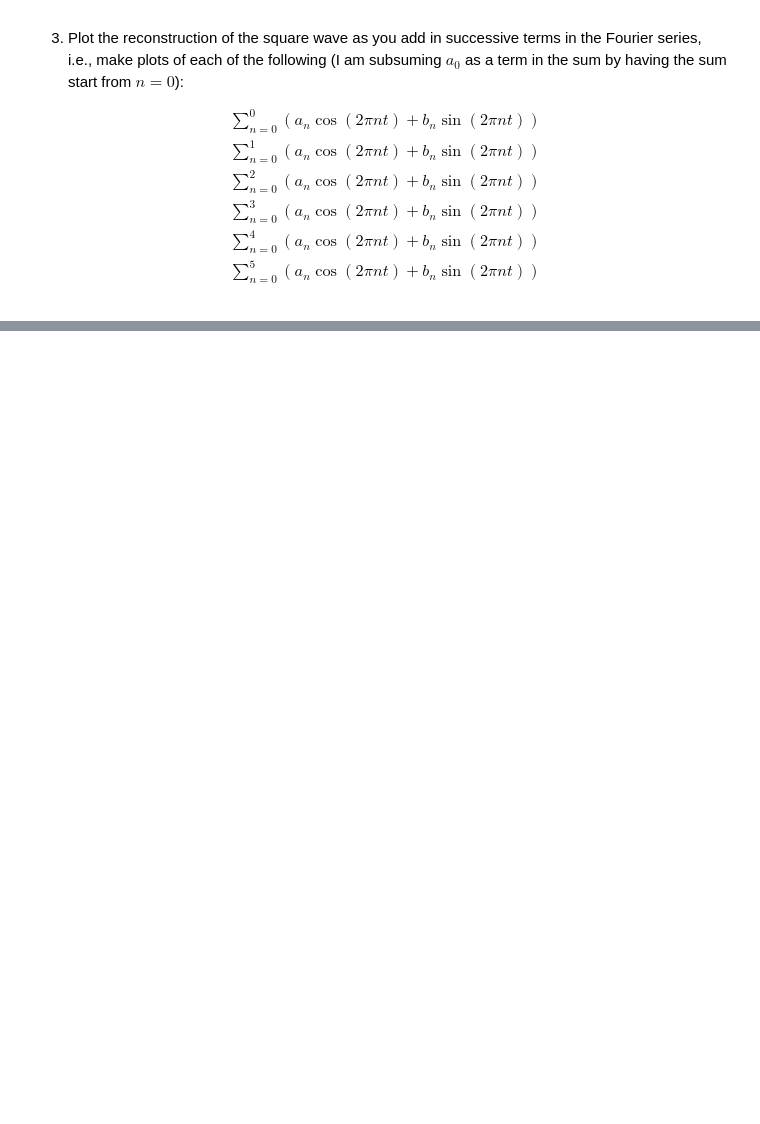
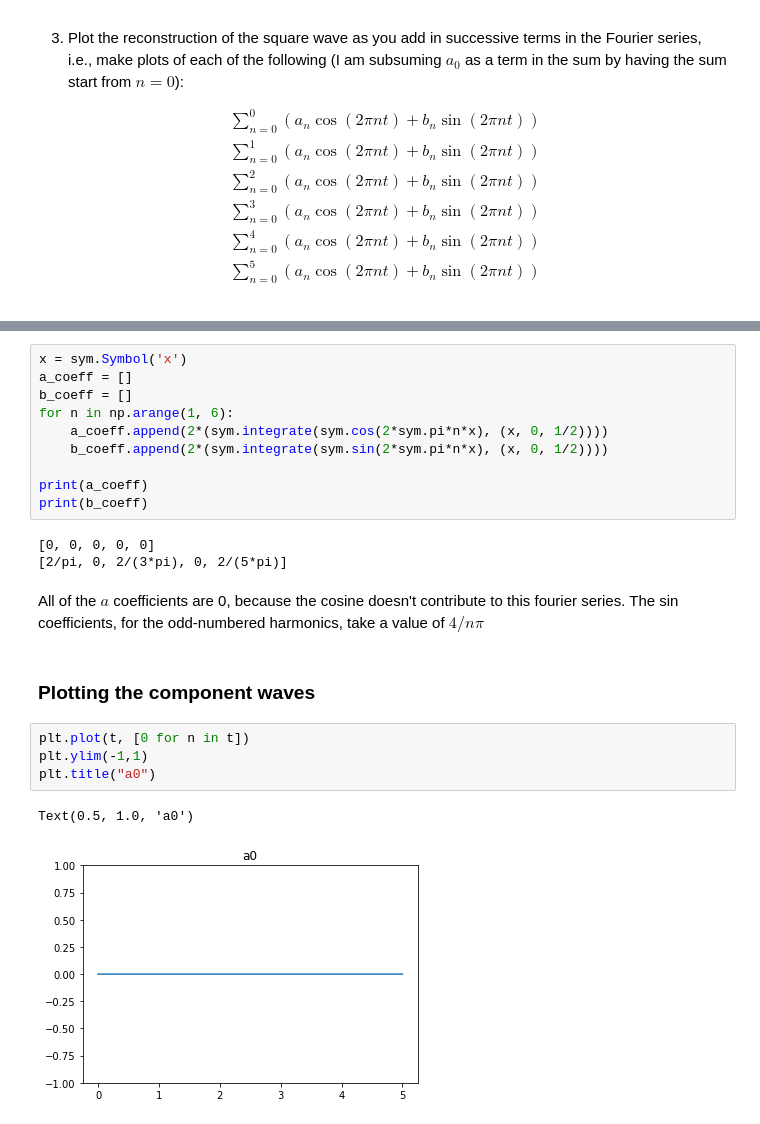
Before and after one commit to ling592b-f19/ling592b-f19-ps02-CobiELF, a Jupyter notebook: 592B-f19_ps02.ipynb, the cells around one changed output, grey strips where cells are left out. Saved outputs shown, nothing was run; the diff lists cells and outputs as text; blank space fills up the shorter version.

```diff
--- a/592B-f19_ps02.ipynb
+++ b/592B-f19_ps02.ipynb
@@ -168,0 +206,24 @@ x = np.linspace(0, 5, 5*fs + 1)
+# %%
+x = sym.Symbol('x')
+a_coeff = []
+b_coeff = []
+for n in np.arange(1, 6):
+    a_coeff.append(2*(sym.integrate(sym.cos(2*sym.pi*n*x), (x, 0, 1/2))))
+    b_coeff.append(2*(sym.integrate(sym.sin(2*sym.pi*n*x), (x, 0, 1/2))))
+
+print(a_coeff)
+print(b_coeff)
+# %% [output]
+[0, 0, 0, 0, 0]
+[2/pi, 0, 2/(3*pi), 0, 2/(5*pi)]
+# %% [markdown]
+All of the $a$ coefficients are 0, because the cosine doesn't contribute to this fourier series. The sin coefficients, for the odd-numbered harmonics, take a value of $4/n\pi$
+# %% [markdown]
+### Plotting the component waves
+# %%
+plt.plot(t, [0 for n in t])
+plt.ylim(-1,1)
+plt.title("a0")
+# %% [output]
+Text(0.5, 1.0, 'a0')
+[figure, added]
```
Also changed, not shown: parts of 13 cells of this notebook.
